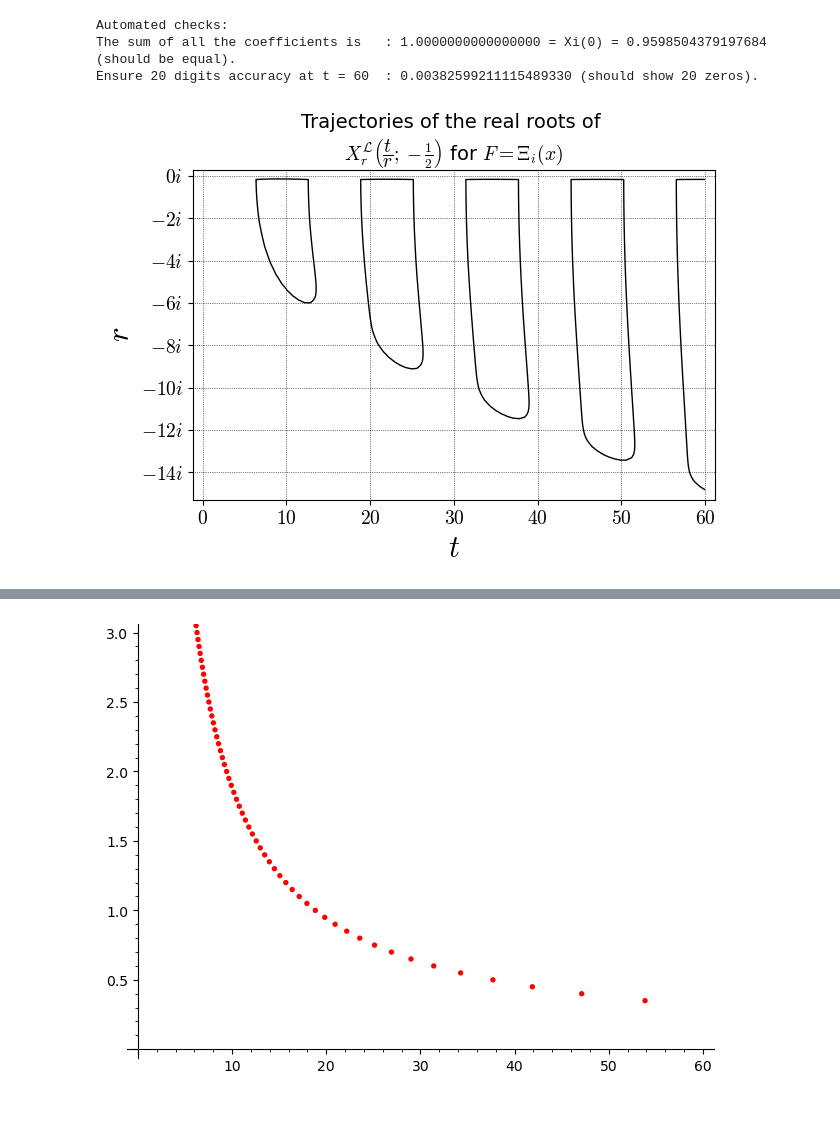
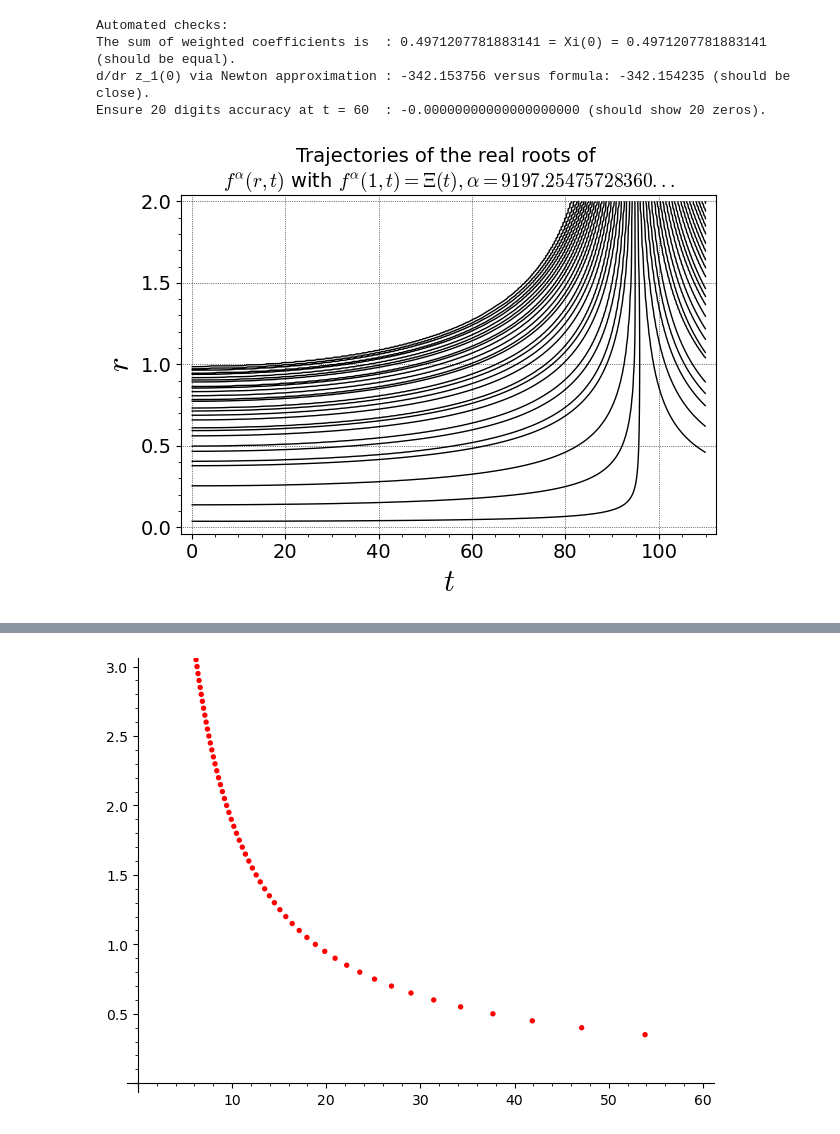
Before and after one commit to km-git-acc/riemann-poly-expansions, a Jupyter notebook: Code to visualise flows/Plotting code Laguerre flow.ipynb, the cells around one changed output, grey strips where cells are left out. Drawn from its saved outputs; the diff is of its cells as text; code cells hidden in the pictures.

Commit message:
Coefficient generation and plotting code

```diff
--- a/Code to visualise flows/Plotting code Laguerre flow.ipynb
+++ b/Code to visualise flows/Plotting code Laguerre flow.ipynb
@@ -239,79 +523,84 @@ Ensure 20 digits accuracy at t = 60  : 0.00000000000000000000 (should show 20 ze
 # %%
 var("r","t");
 
-#Generate a plot of all ordinates of the zeros < 60 to overlay the flow graphs
+CCF=ComplexBallField(1024)
+RDF=RealBallField(1024)
+
+#Generate a plot of all ordinates of the non-trivial zeros < 60 to overlay the flow graphs
 var('y')
-ord = []
-for y in range(9):
-    ord.append([2*pi()*(y+1),1])
-z1=list_plot(ord, size=15, marker="o", color = "black")
+global ord, ordrho; ord = []; ordrho = []
+with open("ordinateszetazeros.txt", "r") as f: #file is stored on GitHub
+    for row in f:
+        y=float(row)
+        if y < 60:
+            ord.append([y,1])
+        ordrho.append(y)
+z=list_plot(ord, size=15, marker="o", color = "black")
 
-RDF=RealBallField(1024)
-global m1; m1 = []; CoeffSum = RDF(0)
-with open("LaguerreNewcoeffam12int", "r") as f:
+#set alpha once here (and make sure the coefficient file for this specific alpha is loaded)
+global alpha
+alpha = CCF("9197.2547572836030293")
+
+global m1; m1 = []; CoeffSum = RDF(0);
+k = 0
+with open("LagCoeffa9197.txt", "r") as f:
     for row in f:
-        CoeffSum = CoeffSum + RDF(row)
+        CoeffSum = CoeffSum + CCF(alpha+k+1).gamma()/(CCF(alpha+1).gamma() * RDF(k+1).gamma())* RDF(row)
         m1.append([RDF(row)])
+        k = k + 1
 
-CCF=ComplexBallField(1024)
-def Xin(t):
-    Xin=2*CCF(t/2).sin()/CCF(t)
-    return Xin
+def Xi(t):
+    f=CCF("0.5",0)+I*CCF(t)
+    xi=f/2*(f-1)*CCF(pi).pow(-f/2)*(f/2).gamma()*f.zeta()
+    return xi
 
-def hyp(t,a,n):
-    hyp=CCF(t*t).hypergeometric([-n],[a + 1])
-    return hyp
+def LagPol(t,n):
+    return CCF(t * t).laguerre_L(n, alpha)
 
 def LaguerreFlow(t,r):
-    r1 = CCF(r)*CCF(0,1)
-    t1 = CCF(t)/CCF(r1)
     sum=CCF(0)
-    for n in range(250):
-        sum=sum+CCF(r1).pow(2*n)*CCF(str(m1[n]))*hyp(CCF(t1), CCF("-0.5"),n) #enter parm value here!
+    for n in range(300):
+        sum=sum+CCF(r).pow(2*n)*CCF(str(m1[n]))*LagPol(t,n)
     return real_part(sum);
 
 #compute d/dr zk Newton approximation
 def dzdrzk(k):
-    tr = RDF("0.00000001");x0 = 2*k*RDF.pi();
+    tr = RDF("0.00000001");x0 = RDF(ordrho[k-1]);
     while(y):
         hd = (LaguerreFlow(x0 + tr*100,1+tr) - LaguerreFlow(x0,1+tr))/(tr*100)
-        h = LaguerreFlow(x0,1+tr)/hd ;x1 = x0 - h;ab = h.abs();x0 = x1
+        h = LaguerreFlow(x0, 1+tr)/hd ;x1 = x0 - h;ab = h.abs();x0 = x1
         if ab < tr:
             break
-    dzdr3 = -1*(x1 - 2*k*RDF.pi())/(tr)
+    dzdr3 = -1*(x1 - RDF(ordrho[k-1]))/(tr)
     return dzdr3
 
 #sum zeros around k-th zero
 def sumzeros(k):
     zk =ordrho[k-1]
     sum0 = 0
     for j in range(k-1):
         sum0 = sum0 + 1/(zk-ordrho[j])
     sum1 = 0
     for j in range(k+1,300001):
         sum1 = sum1 + 1/(zk-ordrho[j-1])
     sum2 = 0
     for j in range(300000):
         sum2 = sum2 + 1/(zk+ordrho[j])
     return sum0 + sum1 + sum2
 
 #compute d/dr zk via formula
 def verifyPDE(k):
-    return 1/(2*k*pi())-(-1/2+1/2)/(2*k*pi())+2*k*pi()
-
-xt = [10 * k for k in range(0,7)]
-xt_lbl = ['$0$', '$10$', '$20$', '$30$', '$40$', '$50$', '$60$']
-yt = [2 * k for k in range(-7, 1)]
-yt_lbl = ['$-14i$', '$-12i$', '$-10i$', '$-8i$', '$-6i$', '$-4i$', '$-2i$', '$0i$']
+    return -1*sumzeros(k) - (CCF(alpha).mid() + 1/2)/ordrho[k-1] + ordrho[k-1]
 
 print("Automated checks:")
-print("The sum of all the coefficients is   : %3.16f = Xi(0) = %3.16f (should be equal)." % (CoeffSum, LaguerreFlow(0,1)))
-#print("d/dr z_3(0) via Newton approximation : %3.6f versus formula: %3.6f (should be close)." % (dzdrzk(3),verifyPDE(3)))
-print("Ensure 20 digits accuracy at t = 60  : %3.20f (should show 20 zeros)." % real_part(LaguerreFlow(60,1)-Xin(60)))
-a1n=implicit_plot(lambda t,r:((RDF(LaguerreFlow(t,r)))),(t,0,60),(r,-15,0),color='black',fontsize=14,linestyle ="-",linewidth=1,ticks=[xt, yt], tick_formatter = [xt_lbl, yt_lbl],axes_labels=['$t$','$r$'],title='Trajectories of the real roots of \n' +r'$X^{\mathcal{L}}_{r}\left(\dfrac{t}{r};-\frac{1}{2}\right)$ for $F=\Xi_i(x)$',gridlines=True,plot_points=90)
-show(a1n,aspect_ratio='automatic')
+print("The sum of weighted coefficients is  : %3.16f = Xi(0) = %3.16f (should be equal)." % (CoeffSum, LaguerreFlow(0,1)))
+print("d/dr z_1(0) via Newton approximation : %3.6f versus formula: %3.6f (should be close)." % (dzdrzk(3),verifyPDE(3)))
+print("Ensure 20 digits accuracy at t = 60  : %3.20f (should show 20 zeros)." % real_part(LaguerreFlow(100, 1)-Xi(100)))
+a9197n=implicit_plot(lambda t,r:((RDF(LaguerreFlow(t,r)))),(t,0,110),(r,0,2),color='black',fontsize=14,linestyle ="-",linewidth=1,axes_labels=['$t$','$r$'],title='Trajectories of the real roots of \n' +r'$f^{\alpha}(r,t)$ with $f^\alpha(1,t) = \Xi(t), \alpha=9197.25475728360...$',gridlines=True,plot_points=300)
+show(a9197n,aspect_ratio='automatic')
 # %% [output]
 Automated checks:
-The sum of all the coefficients is   : 1.0000000000000000 = Xi(0) = 0.9598504379197684 (should be equal).
-Ensure 20 digits accuracy at t = 60  : 0.00382599211115489330 (should show 20 zeros).
+The sum of weighted coefficients is  : 0.4971207781883141 = Xi(0) = 0.4971207781883141 (should be equal).
+d/dr z_1(0) via Newton approximation : -342.153756 versus formula: -342.154235 (should be close).
+Ensure 20 digits accuracy at t = 60  : -0.00000000000000000000 (should show 20 zeros).
-[figure, old version]
+[figure, new version]
```
Also changed, not shown: parts of 26 cells of this notebook.
